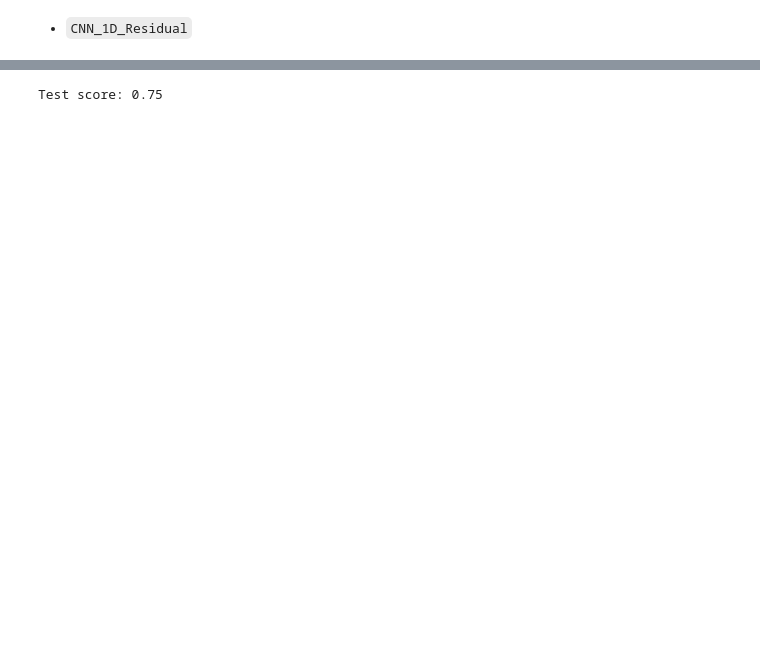
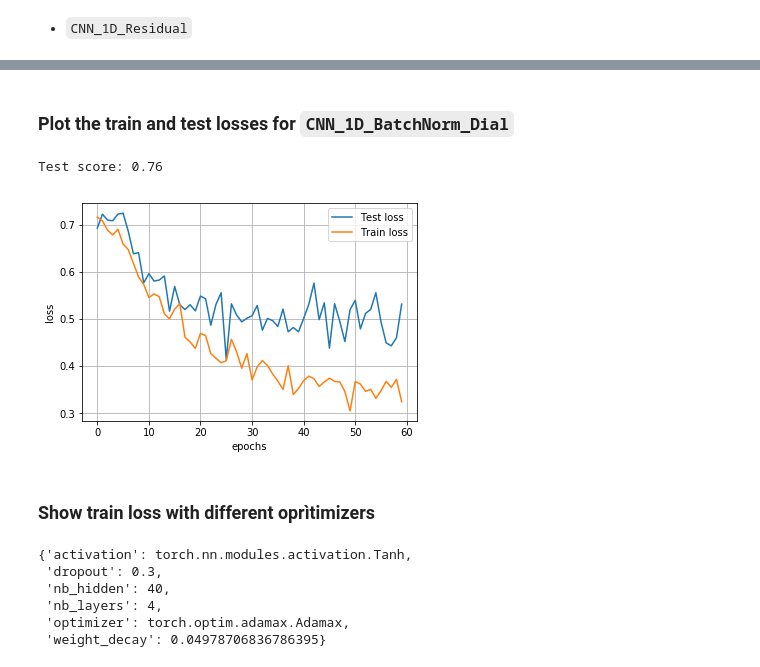
Before and after one commit to NiccoloSacchi/predict-finger-movement, a Jupyter notebook: final_models.ipynb, the cells around one changed output, grey strips where cells are left out. Cells and saved outputs as stored; diff of their text form; code cells hidden in the pictures; blank space fills up the shorter version.

Commit message:
final results and plots

```diff
--- a/final_models.ipynb
+++ b/final_models.ipynb
@@ -69,3 +65,15 @@ print(str(type(test.y)), test.y.size())
 <class 'torch.Tensor'> torch.Size([316])
 <class 'torch.Tensor'> torch.Size([100, 28, 50])
 <class 'torch.Tensor'> torch.Size([100])
+# %%
+def load_best_params_and_scores(model):
+    model_path =  model().dir_path
+
+    # load best params
+    params = torch.load(model_path + "/cross_validation" + "/best_params_")
+
+    # load cross validation scores
+    scores = torch.load(model_path + "/cross_validation/scores/nb_layers")
+    crossval_scores = scores["va_scores"][params["nb_layers"]-1]
+
+    return params, crossval_scores
@@ -220,22 +280,48 @@ Test score: 0.79
+# %% [markdown]
+### Plot the train and test losses for `CNN_1D_BatchNorm_Dial`
+# %%
+params, crossval_scores = load_best_params_and_scores(CNN_1D_BatchNorm_Dial)
+
+X_tr, y_tr = CNN_1D_BatchNorm_Dial.prepare_data(train)
+X_tr, y_tr = X_tr.to(device), y_tr.to(device)
+
+X_te, y_te = CNN_1D_BatchNorm_Dial.prepare_data(test)
+X_te, y_te = X_te.to(device), y_te.to(device)
+
+model = CNN_1D_BatchNorm_Dial(**params)
+model.to(device)
+
+model.fit(X_tr, y_tr, X_te, y_te, epochs=60, callbacks=[keep_best_model], verbose=False)
+print("Test score:", model.score(X_te, y_te))
+# %% [output]
+Test score: 0.76
+# %%
+epochs = list(range(len(model.history.test_losses)))
+plt.plot(epochs, model.history.test_losses, label='Test loss')
+plt.plot(epochs, model.history.train_losses, label='Train loss')
+plt.grid()
+plt.xlabel("epochs")
+plt.ylabel("loss")
+plt.legend()
+
+plt.savefig("img/train_test_losses")
+# %% [output]
+[figure, added]
+# %% [markdown]
+### Show train loss with different oprìtimizers
 # %%
-X_tr, y_tr = CNN_1D_Residual.prepare_data(train)
+params, crossval_scores = load_best_params_and_scores(CNN_1D_BatchNorm_Dial)
+
+X_tr, y_tr = CNN_1D_BatchNorm_Dial.prepare_data(train)
 X_tr, y_tr = X_tr.to(device), y_tr.to(device)
 
-X_te, y_te = CNN_1D_Residual.prepare_data(test)
+X_te, y_te = CNN_1D_BatchNorm_Dial.prepare_data(test)
 X_te, y_te = X_te.to(device), y_te.to(device)
+params
+# %% [output]
+{'activation': torch.nn.modules.activation.Tanh,
+ 'dropout': 0.3,
+ 'nb_hidden': 40,
+ 'nb_layers': 4,
+ 'optimizer': torch.optim.adamax.Adamax,
+ 'weight_decay': 0.04978706836786395}
-# %%
-params = {
-    "nb_layers": 2,
-    "nb_hidden": 80,
-    "activation": nn.Tanh,
-    "weight_decay": 0.0025,
-    "dropout": 0.01,
-    "optimizer": optim.Adadelta,
-}
-model = CNN_1D_Residual(**params)
-model.to(device)
-
-model.fit(X_tr, y_tr, X_te, y_te, epochs=100, callbacks=[keep_best_model], verbose=False)
-print("Test score:", model.score(X_te, y_te))
-# %% [output]
-Test score: 0.75
```
Also changed, not shown: parts of 29 cells of this notebook, 51 other files.
